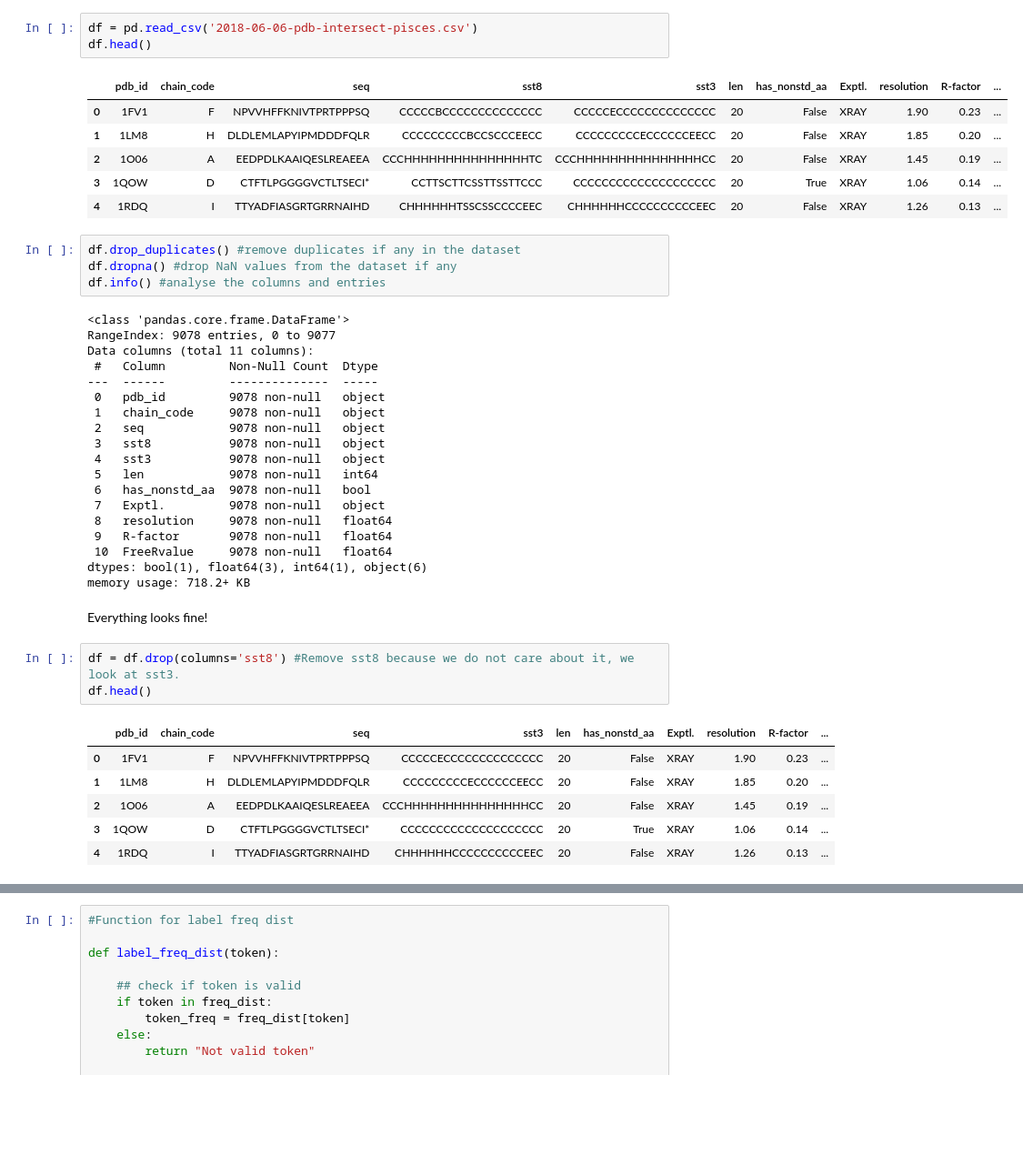
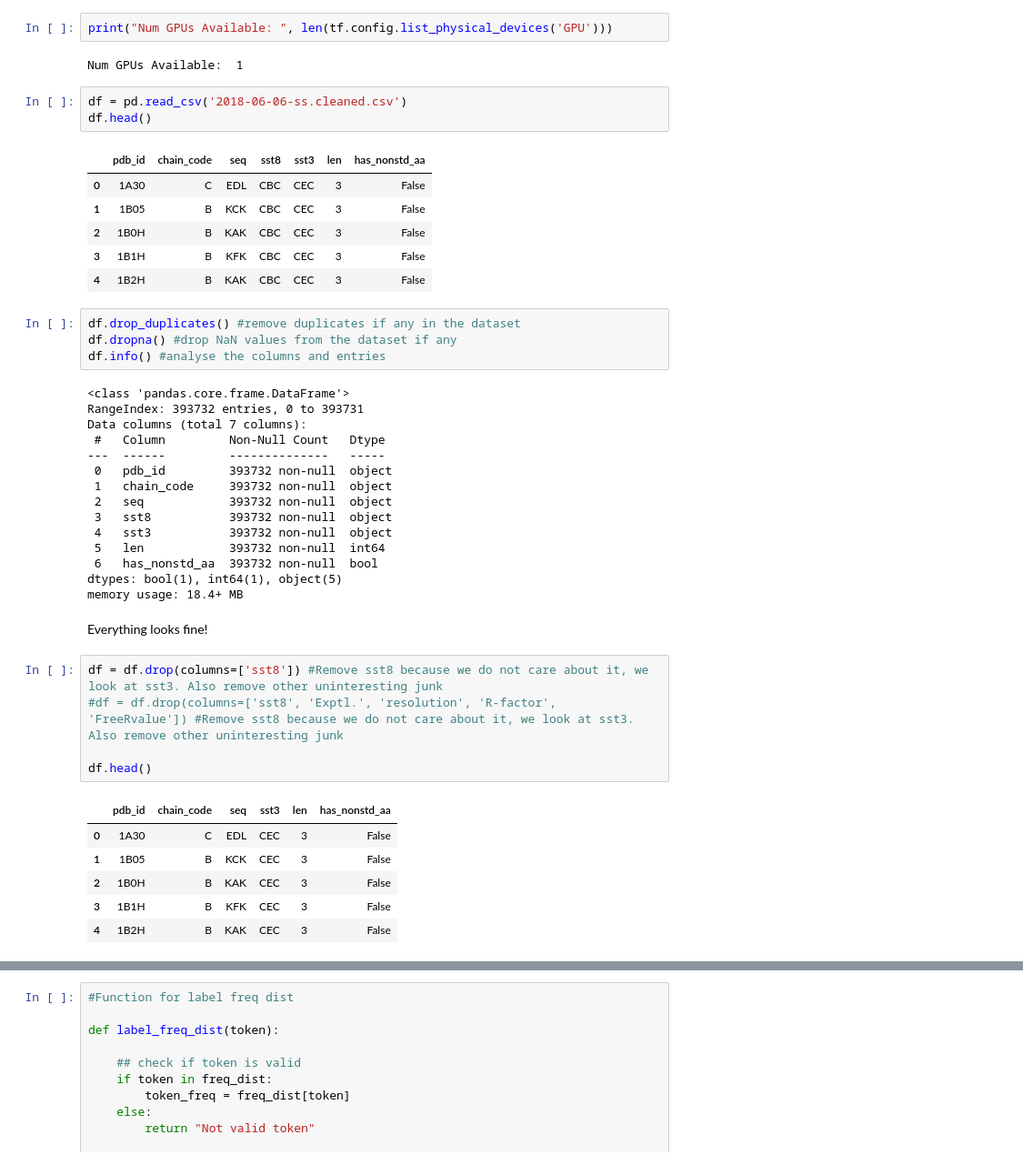
Before and after one commit to iTroned/bio-informatics-protein-structure, a Jupyter notebook: Bioinformatikk/programTFIDF.ipynb, the cells around one changed output, grey strips where cells are left out. Shown at 91% size. Cells and saved outputs as stored; diff of their text form; blank space fills up the shorter version.

```diff
--- a/Bioinformatikk/programTFIDF.ipynb
+++ b/Bioinformatikk/programTFIDF.ipynb
@@ -5,45 +20,47 @@ import pandas as pd
+# %%
+print("Num GPUs Available: ", len(tf.config.list_physical_devices('GPU')))
+# %% [output]
+Num GPUs Available:  1
 # %%
-df = pd.read_csv('2018-06-06-pdb-intersect-pisces.csv')
+df = pd.read_csv('2018-06-06-ss.cleaned.csv')
 df.head()
 # %% [output]
-|  | pdb_id | chain_code | seq | sst8 | sst3 | len | has_nonstd_aa | Exptl. | resolution | R-factor | ... |
-| 0 | 1FV1 | F | NPVVHFFKNIVTPRTPPPSQ | CCCCCBCCCCCCCCCCCCCC | CCCCCECCCCCCCCCCCCCC | 20 | False | XRAY | 1.90 | 0.23 | ... |
-| 1 | 1LM8 | H | DLDLEMLAPYIPMDDDFQLR | CCCCCCCCCBCCSCCCEECC | CCCCCCCCCECCCCCCEECC | 20 | False | XRAY | 1.85 | 0.20 | ... |
-| 2 | 1O06 | A | EEDPDLKAAIQESLREAEEA | CCCHHHHHHHHHHHHHHHTC | CCCHHHHHHHHHHHHHHHCC | 20 | False | XRAY | 1.45 | 0.19 | ... |
-| 3 | 1QOW | D | CTFTLPGGGGVCTLTSECI* | CCTTSCTTCSSTTSSTTCCC | CCCCCCCCCCCCCCCCCCCC | 20 | True | XRAY | 1.06 | 0.14 | ... |
-| 4 | 1RDQ | I | TTYADFIASGRTGRRNAIHD | CHHHHHHTSSCSSCCCCEEC | CHHHHHHCCCCCCCCCCEEC | 20 | False | XRAY | 1.26 | 0.13 | ... |
+|  | pdb_id | chain_code | seq | sst8 | sst3 | len | has_nonstd_aa |
+| 0 | 1A30 | C | EDL | CBC | CEC | 3 | False |
+| 1 | 1B05 | B | KCK | CBC | CEC | 3 | False |
+| 2 | 1B0H | B | KAK | CBC | CEC | 3 | False |
+| 3 | 1B1H | B | KFK | CBC | CEC | 3 | False |
+| 4 | 1B2H | B | KAK | CBC | CEC | 3 | False |
 # %%
 df.drop_duplicates() #remove duplicates if any in the dataset
 df.dropna() #drop NaN values from the dataset if any
 df.info() #analyse the columns and entries
 # %% [output]
 <class 'pandas.core.frame.DataFrame'>
-RangeIndex: 9078 entries, 0 to 9077
-Data columns (total 11 columns):
- #   Column         Non-Null Count  Dtype
----  ------         --------------  -----
- 0   pdb_id         9078 non-null   object
- 1   chain_code     9078 non-null   object
- 2   seq            9078 non-null   object
- 3   sst8           9078 non-null   object
- 4   sst3           9078 non-null   object
- 5   len            9078 non-null   int64
- 6   has_nonstd_aa  9078 non-null   bool
- 7   Exptl.         9078 non-null   object
- 8   resolution     9078 non-null   float64
- 9   R-factor       9078 non-null   float64
- 10  FreeRvalue     9078 non-null   float64
-dtypes: bool(1), float64(3), int64(1), object(6)
-memory usage: 718.2+ KB
+RangeIndex: 393732 entries, 0 to 393731
+Data columns (total 7 columns):
+ #   Column         Non-Null Count   Dtype
+---  ------         --------------   -----
+ 0   pdb_id         393732 non-null  object
+ 1   chain_code     393732 non-null  object
+ 2   seq            393732 non-null  object
+ 3   sst8           393732 non-null  object
+ 4   sst3           393732 non-null  object
+ 5   len            393732 non-null  int64
+ 6   has_nonstd_aa  393732 non-null  bool
+dtypes: bool(1), int64(1), object(5)
+memory usage: 18.4+ MB
 # %% [markdown]
 Everything looks fine!
 # %%
-df = df.drop(columns='sst8') #Remove sst8 because we do not care about it, we look at sst3.
+df = df.drop(columns=['sst8']) #Remove sst8 because we do not care about it, we look at sst3. Also remove other uninteresting junk
+#df = df.drop(columns=['sst8', 'Exptl.', 'resolution', 'R-factor', 'FreeRvalue']) #Remove sst8 because we do not care about it, we look at sst3. Also remove other uninteresting junk
+
 df.head()
 # %% [output]
-|  | pdb_id | chain_code | seq | sst3 | len | has_nonstd_aa | Exptl. | resolution | R-factor | ... |
-| 0 | 1FV1 | F | NPVVHFFKNIVTPRTPPPSQ | CCCCCECCCCCCCCCCCCCC | 20 | False | XRAY | 1.90 | 0.23 | ... |
-| 1 | 1LM8 | H | DLDLEMLAPYIPMDDDFQLR | CCCCCCCCCECCCCCCEECC | 20 | False | XRAY | 1.85 | 0.20 | ... |
-| 2 | 1O06 | A | EEDPDLKAAIQESLREAEEA | CCCHHHHHHHHHHHHHHHCC | 20 | False | XRAY | 1.45 | 0.19 | ... |
-| 3 | 1QOW | D | CTFTLPGGGGVCTLTSECI* | CCCCCCCCCCCCCCCCCCCC | 20 | True | XRAY | 1.06 | 0.14 | ... |
-| 4 | 1RDQ | I | TTYADFIASGRTGRRNAIHD | CHHHHHHCCCCCCCCCCEEC | 20 | False | XRAY | 1.26 | 0.13 | ... |
+|  | pdb_id | chain_code | seq | sst3 | len | has_nonstd_aa |
+| 0 | 1A30 | C | EDL | CEC | 3 | False |
+| 1 | 1B05 | B | KCK | CEC | 3 | False |
+| 2 | 1B0H | B | KAK | CEC | 3 | False |
+| 3 | 1B1H | B | KFK | CEC | 3 | False |
+| 4 | 1B2H | B | KAK | CEC | 3 | False |
```
Also changed, not shown: parts of 22 cells of this notebook, 1 other file.
